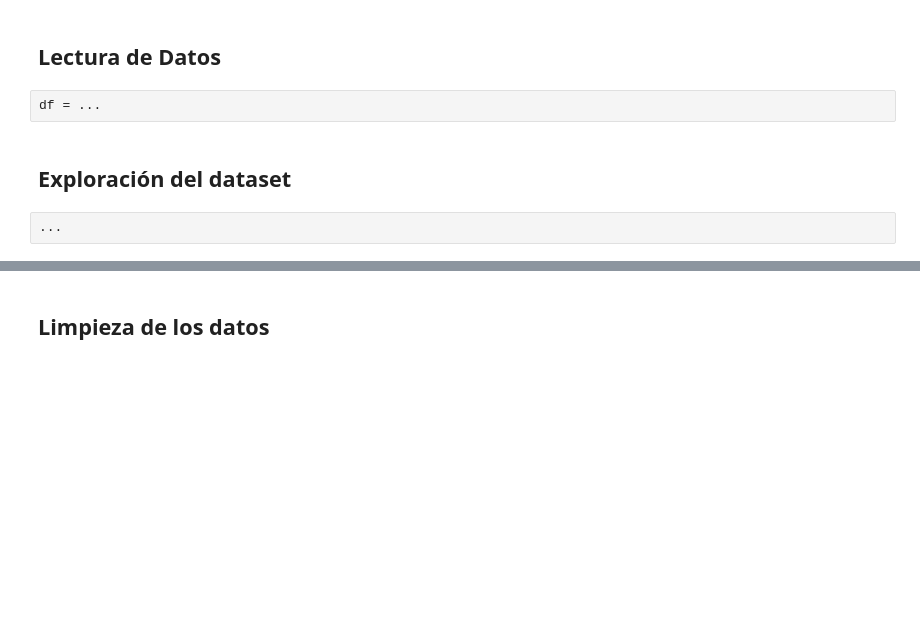
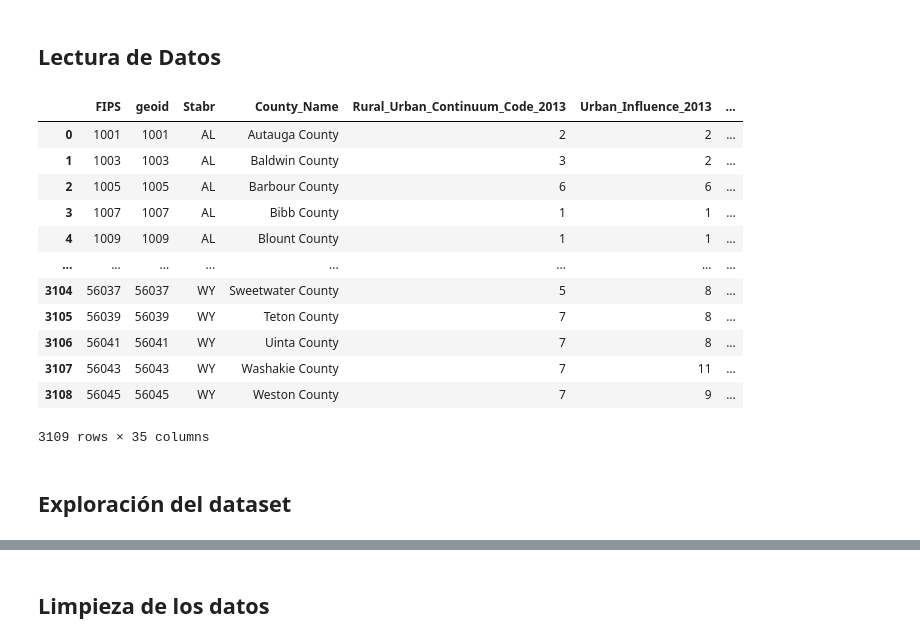
Before and after one commit to agarca4/Exercises-Pandas, a Jupyter notebook: Exercise1_Oil&Gas.ipynb, the cells around one changed output, grey strips where cells are left out. Saved outputs shown, nothing was run; the diff lists cells and outputs as text; code cells hidden in the pictures; blank space fills up the shorter version.

```diff
--- a/Exercise1_Oil&Gas.ipynb
+++ b/Exercise1_Oil&Gas.ipynb
@@ -5,9 +5,22 @@ import pandas as pd
 import numpy as np
 # %% [markdown]
 ## Lectura de Datos
-# %% [raw]
-df = ...
+# %%
+df = pd.read_excel("oilgascounty.xls")
+df
+# %% [output]
+|  | FIPS | geoid | Stabr | County_Name | Rural_Urban_Continuum_Code_2013 | Urban_Influence_2013 | ... |
+| 0 | 1001 | 1001 | AL | Autauga County | 2 | 2 | ... |
+| 1 | 1003 | 1003 | AL | Baldwin County | 3 | 2 | ... |
+| 2 | 1005 | 1005 | AL | Barbour County | 6 | 6 | ... |
+| 3 | 1007 | 1007 | AL | Bibb County | 1 | 1 | ... |
+| 4 | 1009 | 1009 | AL | Blount County | 1 | 1 | ... |
+| ... | ... | ... | ... | ... | ... | ... | ... |
+| 3104 | 56037 | 56037 | WY | Sweetwater County | 5 | 8 | ... |
+| 3105 | 56039 | 56039 | WY | Teton County | 7 | 8 | ... |
+| 3106 | 56041 | 56041 | WY | Uinta County | 7 | 8 | ... |
+| 3107 | 56043 | 56043 | WY | Washakie County | 7 | 11 | ... |
+| 3108 | 56045 | 56045 | WY | Weston County | 7 | 9 | ... |
+3109 rows × 35 columns
 # %% [markdown]
 ## Exploración del dataset
-# %% [raw]
-...
```
Also changed, not shown: parts of 7 cells of this notebook.
